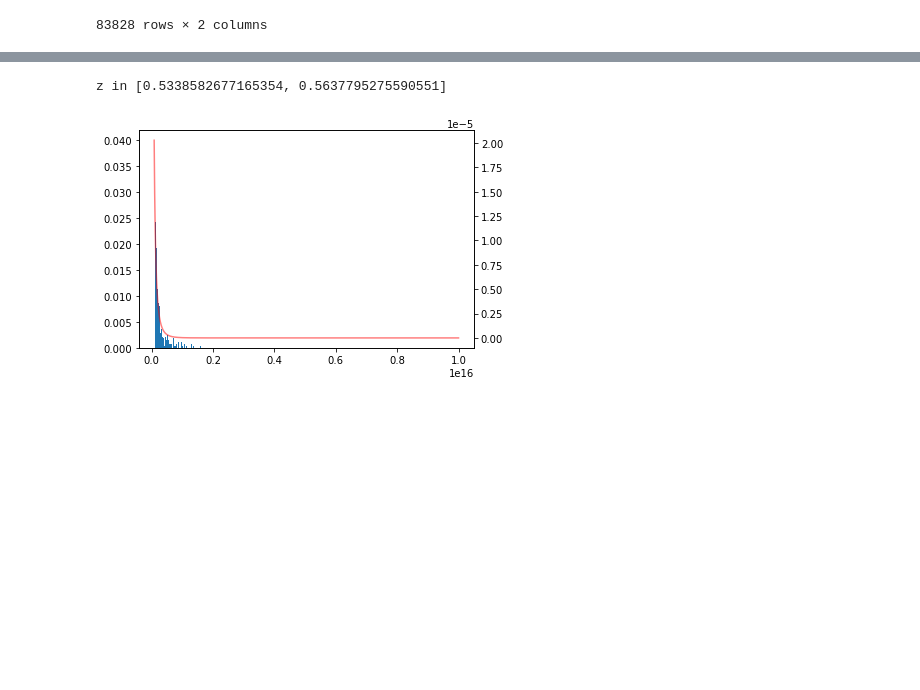
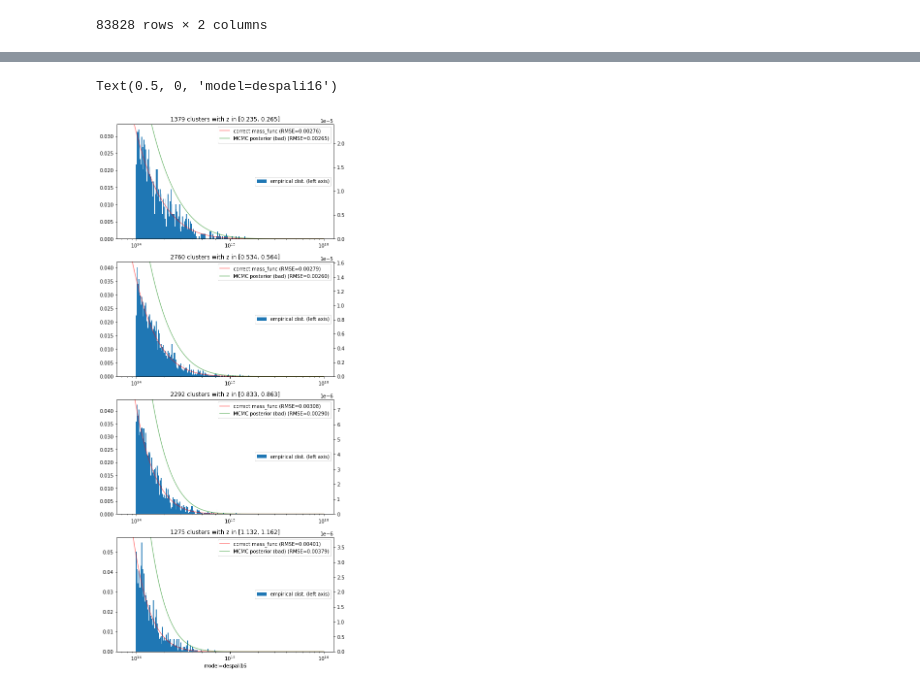
Before and after one commit to zlin7dev/deepszUQ, a Jupyter notebook: cosmo/massfunc_compare.ipynb, the cells around one changed output, grey strips where cells are left out. Drawn from its saved outputs; the diff is of its cells as text; code cells hidden in the pictures; blank space fills up the shorter version.

```diff
--- a/cosmo/massfunc_compare.ipynb
+++ b/cosmo/massfunc_compare.ipynb
@@ -77,16 +131,47 @@ cosmo.__dict__
+# %%
+
+z_locs = [10, 30, 50, 70]
+
+def _mse(f1, scale_1, f2, scale_2):
+    return np.sqrt(np.mean(np.power(f1/scale_1 - f2/scale_2, 2)))
+def plot_massfunc_by_redshift(z_loc, ax, correct_massfunc, other_mass_funcs = {}, align_others=False):
+    colors = ['green', 'purple', '']
+    z_min, z_max = z_arr[z_loc - 1], z_arr[z_loc + 1]
+
+    tdf = df[(df['redshift'] >= z_min) & (df['redshift'] <= z_max)]
+    hist = ax.hist(tdf['Mvir'], bins=M_arr_bins, weights=1./len(tdf) * np.ones(len(tdf)), label='empirical dist. (left axis)')[0]
+
+    # find the mass cut
+    first_bin = 0
+    while hist[first_bin+1] == 0: first_bin += 1
+    scale_1 = correct_massfunc[z_loc][first_bin:].sum()
+    scale_2 = hist[first_bin:].sum()
+
+    ylim1 = ax.get_ylim()
+    ax2 = ax.twinx()
+    rmse = _mse(correct_massfunc[z_loc][first_bin:], scale_1, hist[first_bin:], scale_2)
+    ax2.plot(M_arr, correct_massfunc[z_loc], color='red', alpha=0.5, label=f'correct mass_func (RMSE={rmse:.5f})')
+    ax2.set_xscale('log')
+    ax2.set_ylim(0, ylim1[1] * scale_1 / scale_2)
+    for i ,(label, mass_func) in enumerate(other_mass_funcs.items()):
+
+        if align_others:
+            scale = scale_1 / mass_func[z_loc][first_bin:].sum()
+        else:
+            scale = 1
+        rmse = _mse(mass_func[z_loc][first_bin:], mass_func[z_loc][first_bin:].sum(), hist[first_bin:], scale_2)
+        ax2.plot(M_arr, mass_func[z_loc] * scale, color=colors[i], alpha=0.5, label=label+f" (RMSE={rmse:.5f})")
+    ax.legend(loc='center right')
+    ax2.legend()
+    ax2.set_title(f"{len(tdf)} clusters with z in [{z_min:.3f}, {z_max:.3f}]")
 # %%
 
-M_arr = np.logspace(13.9,16,256)
-z_arr = np.linspace(.1,2,128)
-massfunc = np.array([mass_function.massFunction(M_arr, z, mdef='vir', model='despali16', q_in='M', q_out='dndlnM') for z in z_arr])
+fig, axes = plt.subplots(nrows=len(z_locs), figsize=(8, 5 * len(z_locs)))
+
+
+for i, z_loc in enumerate(z_locs):
+    plot_massfunc_by_redshift(z_loc, axes[i], massfunc, other_mass_funcs={"MCMC posterior (bad)": bad_massfunc})
+axes[-1].set_xlabel('model=despali16')
+# %% [output]
+Text(0.5, 0, 'model=despali16')
+[figure, added]
-# %%
-z_loc = 30
-z_min, z_max = z_arr[z_loc - 1], z_arr[z_loc + 1]
-tdf = df[(df['redshift'] >= z_min) & (df['redshift'] <= z_max)]
-_ = plt.hist(tdf['Mvir'], bins=M_arr, weights=1./len(tdf) * np.ones(len(tdf)))
-ax = plt.twinx()
-ax.plot(M_arr, massfunc[z_loc], color='red', alpha=0.5)
-print(f"z in [{z_min}, {z_max}]")
-# %% [output]
-z in [0.5338582677165354, 0.5637795275590551]
-[figure, removed]
```
Also changed, not shown: parts of 5 cells of this notebook, 2 other files.
